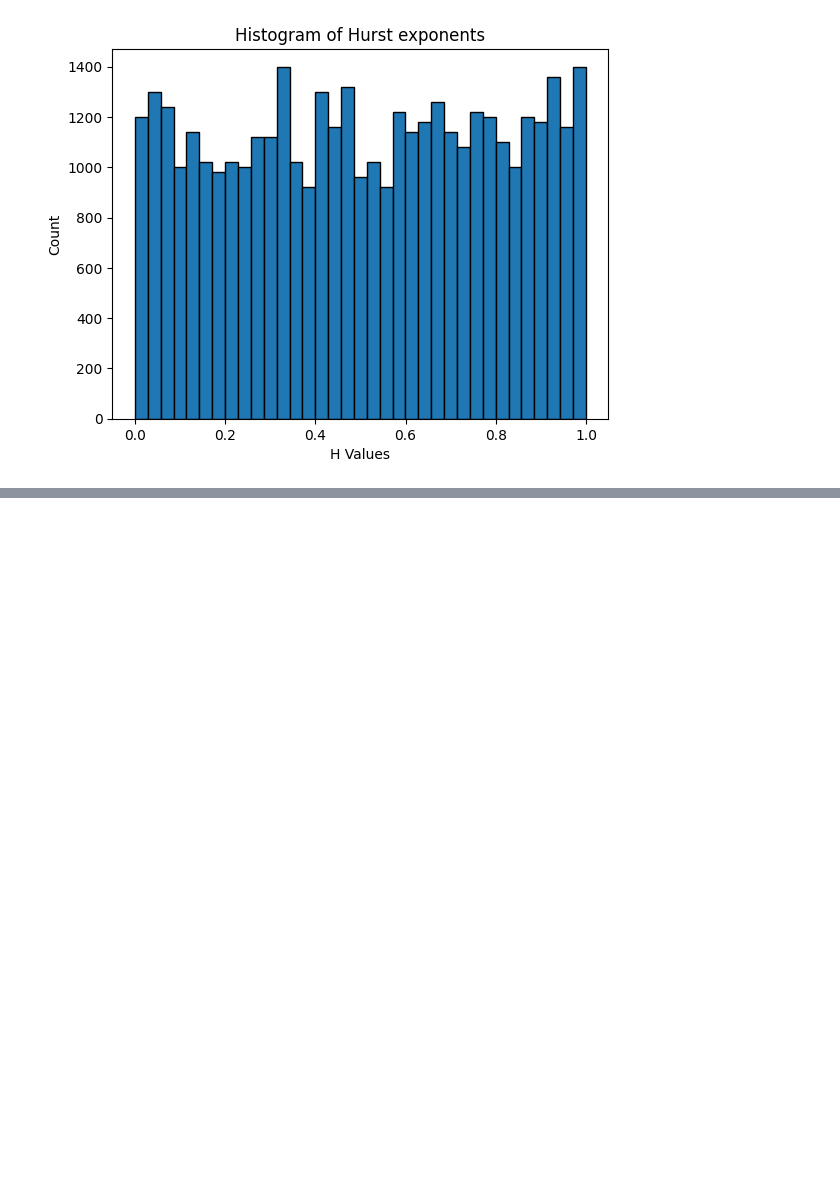
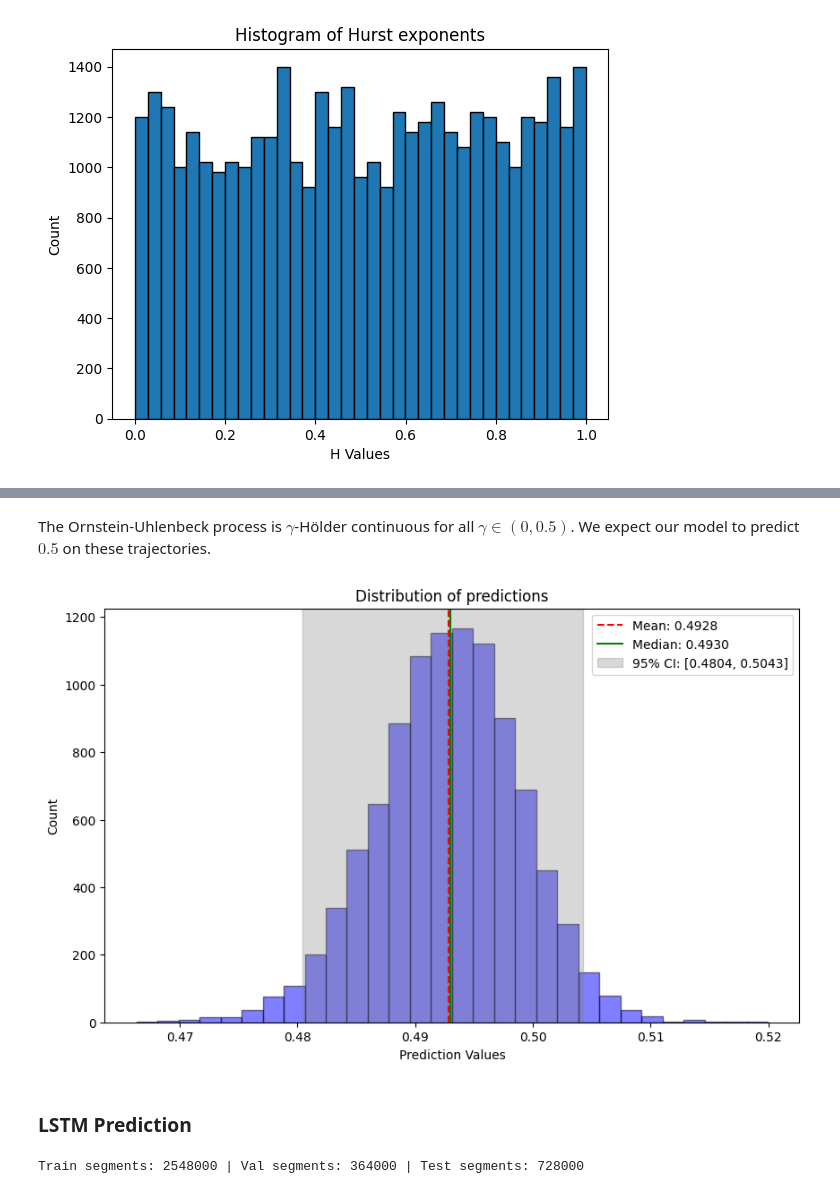
Before and after one commit to leorouppert/time-series-roughness-estimation, a Jupyter notebook: notebooks/demo.ipynb, the cells around one changed output, grey strips where cells are left out. Saved outputs shown, nothing was run; the diff lists cells and outputs as text; code cells hidden in the pictures; blank space fills up the shorter version.

```diff
--- a/notebooks/demo.ipynb
+++ b/notebooks/demo.ipynb
@@ -112,0 +129,14 @@ Predicting with model 1 (CNN)...
+# %% [markdown]
+The Ornstein-Uhlenbeck process is $\gamma$-Hölder continuous for all $\gamma \in (0, 0.5)$. We expect our model to predict $0.5$ on these trajectories.
+# %%
+ou_test(cnn, ou_paths=ou, device=device)
+# %% [output]
+[figure, added]
+# %% [markdown]
+### LSTM Prediction
+# %%
+window_size = 100
+stride = 10
+train_loader_window, val_loader_window, test_loader_window = split_and_load_sliding_windows(Z, H, window_size=window_size, stride=stride, batch_size=batch_size)
+# %% [output]
+Train segments: 2548000 | Val segments: 364000 | Test segments: 728000
```
Also changed, not shown: parts of 19 cells of this notebook, 5 other files.
